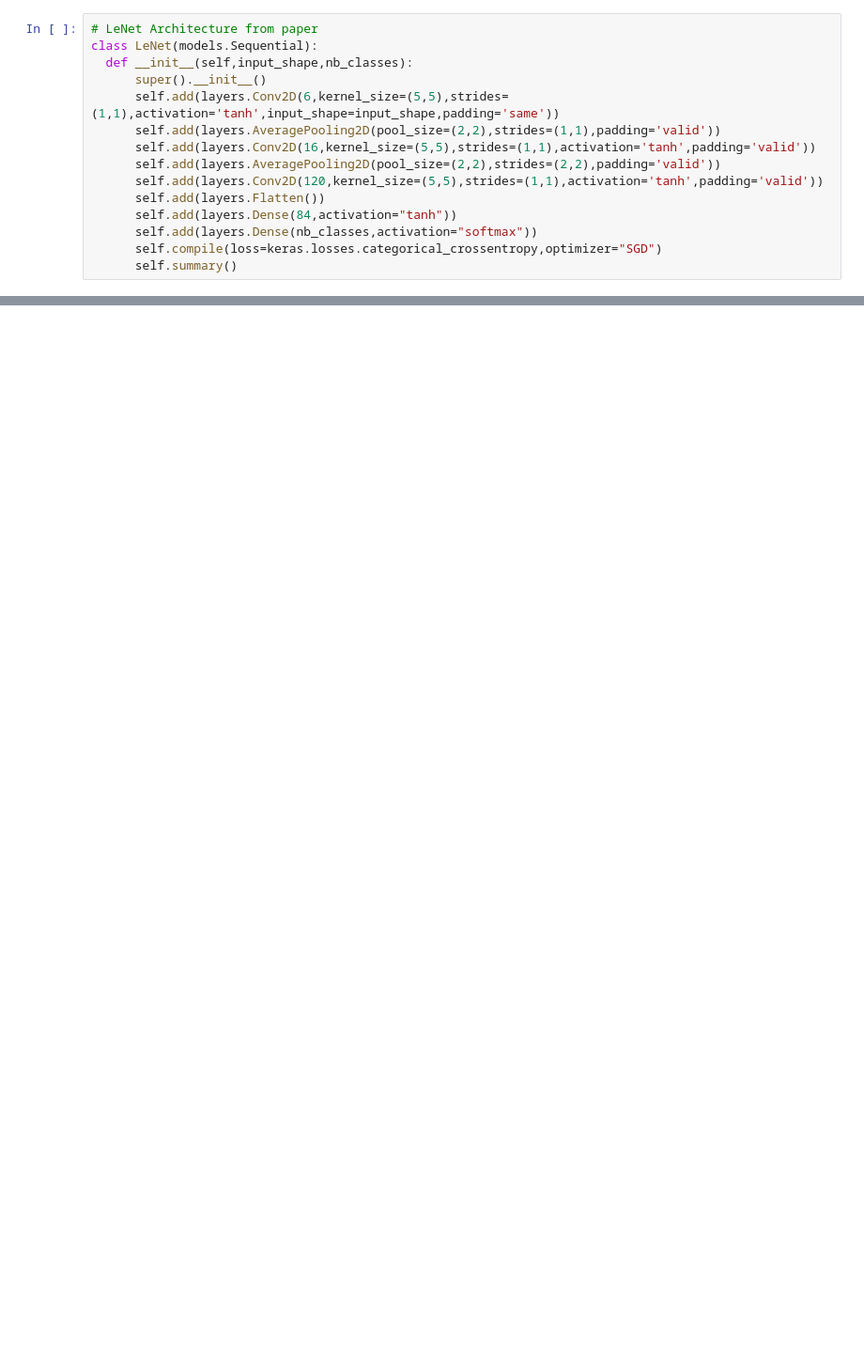
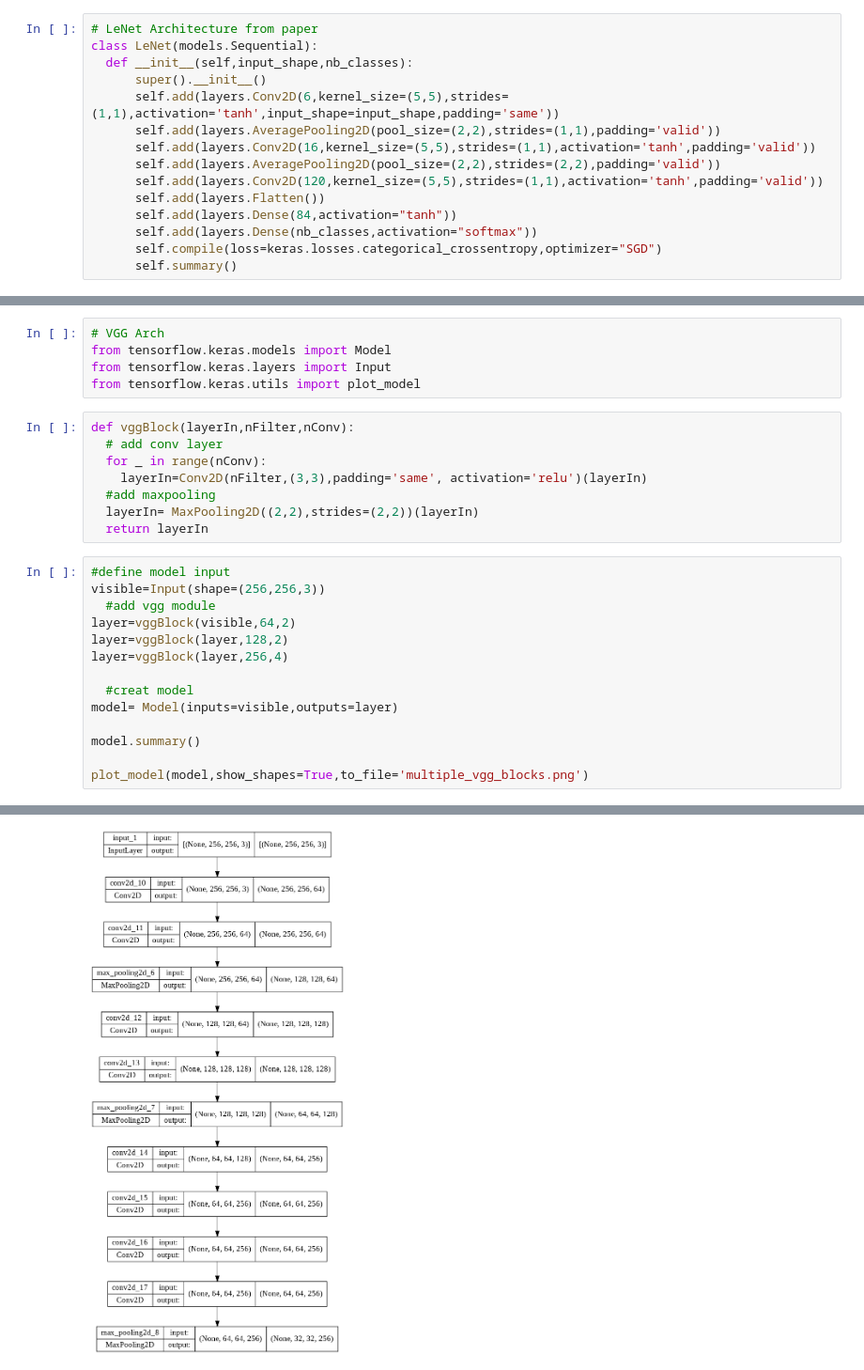
Before and after one commit to EslamWalid/Deep_learning-course-, a Jupyter notebook: ch5_CNN_Architectures.ipynb, the cells around one changed output, grey strips where cells are left out. Shown at 94% size. Cells and saved outputs as stored; diff of their text form; blank space fills up the shorter version.

```diff
--- a/ch5_CNN_Architectures.ipynb
+++ b/ch5_CNN_Architectures.ipynb
@@ -99,3 +99,31 @@ Total params: 28,054,497
 Trainable params: 28,054,497
 Non-trainable params: 0
 _________________________________________________________________
+# %%
+# VGG Arch
+from tensorflow.keras.models import Model
+from tensorflow.keras.layers import Input
+from tensorflow.keras.utils import plot_model
+# %%
+def vggBlock(layerIn,nFilter,nConv):
+  # add conv layer
+  for _ in range(nConv):
+    layerIn=Conv2D(nFilter,(3,3),padding='same', activation='relu')(layerIn)
+  #add maxpooling
+  layerIn= MaxPooling2D((2,2),strides=(2,2))(layerIn)
+  return layerIn
+# %%
+#define model input
+visible=Input(shape=(256,256,3))
+  #add vgg module
+layer=vggBlock(visible,64,2)
+layer=vggBlock(layer,128,2)
+layer=vggBlock(layer,256,4)
+
+  #creat model
+model= Model(inputs=visible,outputs=layer)
+
+model.summary()
+
+plot_model(model,show_shapes=True,to_file='multiple_vgg_blocks.png')
+# %% [output]
@@ -101,0 +147 @@ _________________________________________________________________
+[figure, added]
```
Also changed, not shown: parts of 17 cells of this notebook.
